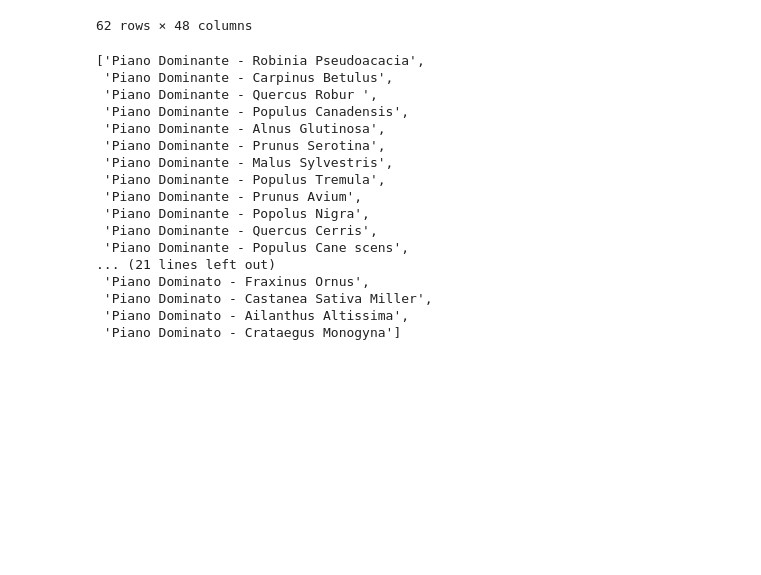
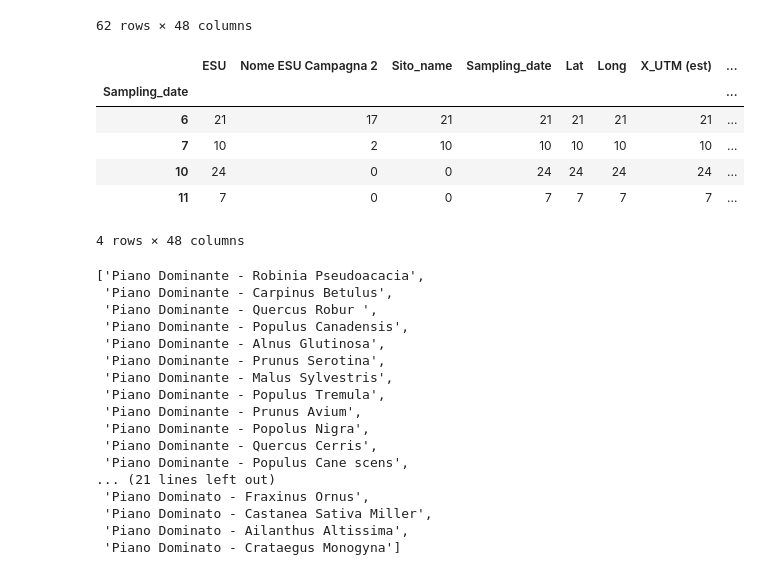
Before and after one commit to IAGO1215/TicinoBiodivMapBicocca, a Jupyter notebook: Python/5-Field Biodiversity Data Separation.ipynb, the cells around one changed output. Cells and saved outputs as stored; diff of their text form; code cells hidden in the pictures; blank space fills up the shorter version.

```diff
--- a/Python/5-Field Biodiversity Data Separation.ipynb
+++ b/Python/5-Field Biodiversity Data Separation.ipynb
@@ -41,6 +41,19 @@ shp_Plot_Final
 | 60 | FOR81 | None | None | 2022-11-11 | 45.665172 | 8.722593 | 478390.540 | 5056884.318 | ... |
 | 61 | FOR82 | None | None | 2022-11-11 | 45.664272 | 8.723067 | 478427.118 | 5056784.200 | ... |
 62 rows × 48 columns
+# %%
+# Calculate how many samples in each month
+import pandas as pd
+shp_Plot_Final["Sampling_date"] = pd.to_datetime(shp_Plot_Final["Sampling_date"])
+shp_Plot_Final.groupby(shp_Plot_Final["Sampling_date"].dt.month).count()
+# %% [output]
+|  | ESU | Nome ESU Campagna 2 | Sito_name | Sampling_date | Lat | Long | X_UTM (est) | ... |
+| Sampling_date |  |  |  |  |  |  |  | ... |
+| 6 | 21 | 17 | 21 | 21 | 21 | 21 | 21 | ... |
+| 7 | 10 | 2 | 10 | 10 | 10 | 10 | 10 | ... |
+| 10 | 24 | 0 | 0 | 24 | 24 | 24 | 24 | ... |
+| 11 | 7 | 0 | 0 | 7 | 7 | 7 | 7 | ... |
+4 rows × 48 columns
 # %%
 # Get the list to save all the plants name
 list_Spezie = []
```
